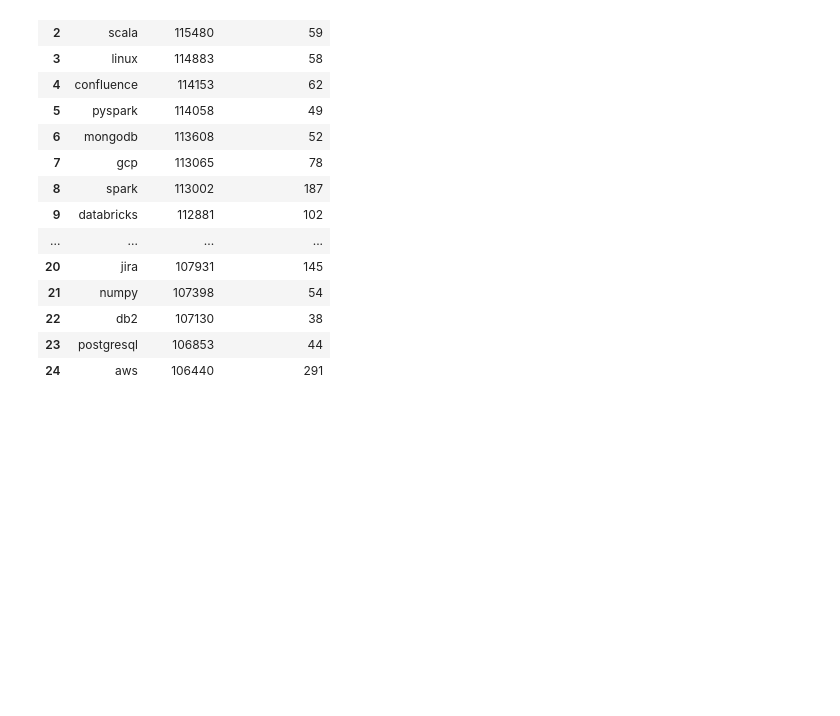
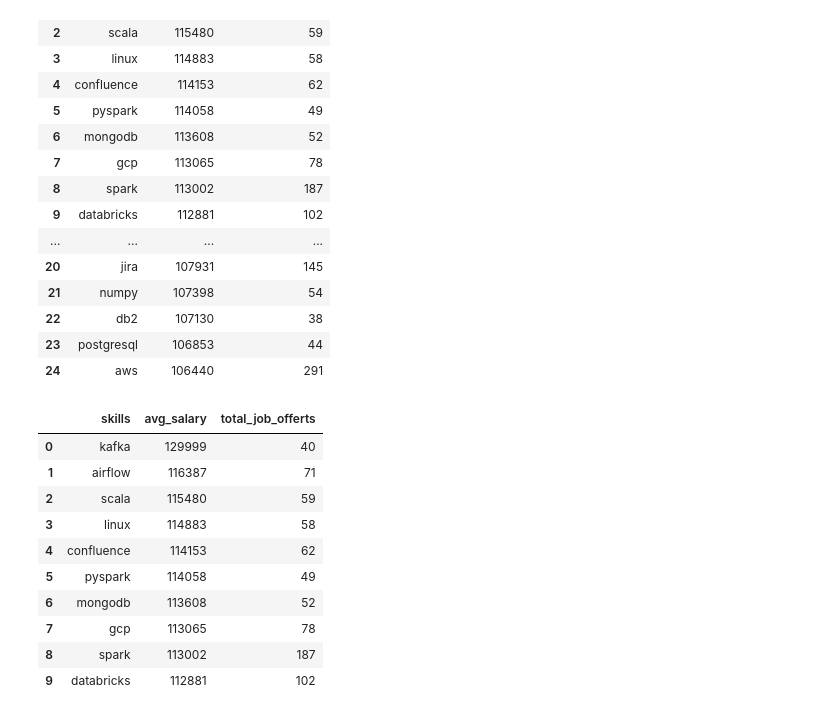
Before and after one commit to TomaszK94/SQL, a Jupyter notebook: Graphs/4_top_skills_based_on_salary.ipynb, the cells around one changed output. Drawn from its saved outputs; the diff is of its cells as text; code cells hidden in the pictures; blank space fills up the shorter version.

```diff
--- a/Graphs/4_top_skills_based_on_salary.ipynb
+++ b/Graphs/4_top_skills_based_on_salary.ipynb
@@ -26,0 +29,14 @@ df
+# %%
+df_top_10
+# %% [output]
+|  | skills | avg_salary | total_job_offerts |
+| 0 | kafka | 129999 | 40 |
+| 1 | airflow | 116387 | 71 |
+| 2 | scala | 115480 | 59 |
+| 3 | linux | 114883 | 58 |
+| 4 | confluence | 114153 | 62 |
+| 5 | pyspark | 114058 | 49 |
+| 6 | mongodb | 113608 | 52 |
+| 7 | gcp | 113065 | 78 |
+| 8 | spark | 113002 | 187 |
+| 9 | databricks | 112881 | 102 |
```
Also changed, not shown: parts of 2 cells of this notebook.
